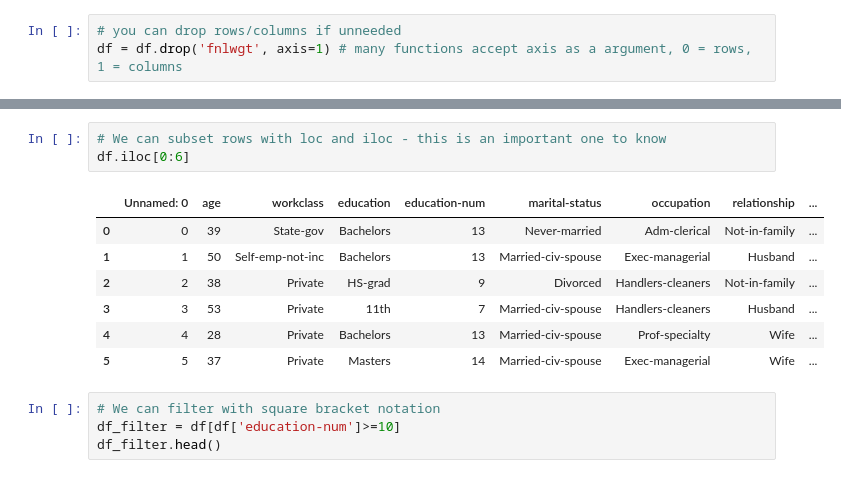
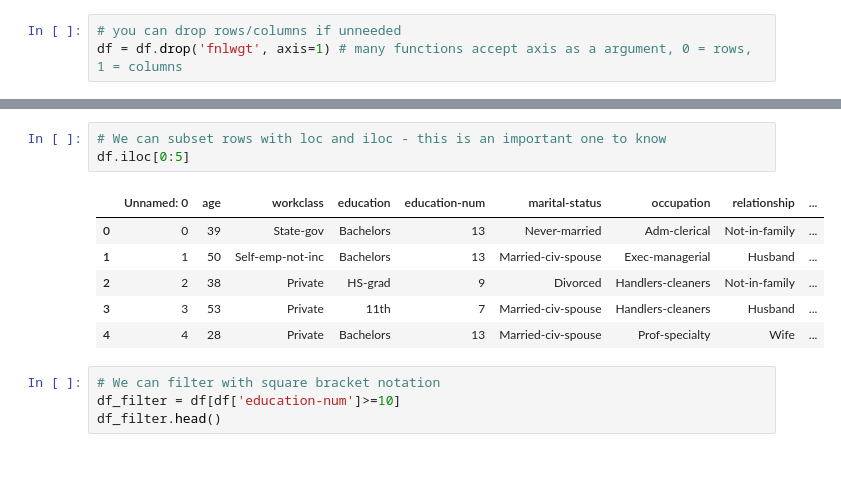
Before and after one commit to Jaunson/Tutorials, a Jupyter notebook: ETL & Programmatic Solutions/Pandas.ipynb, the cells around one changed output, grey strips where cells are left out. Cells and saved outputs as stored; diff of their text form.

```diff
--- a/ETL & Programmatic Solutions/Pandas.ipynb
+++ b/ETL & Programmatic Solutions/Pandas.ipynb
@@ -155,14 +127,13 @@ multiple
 # %%
 # We can subset rows with loc and iloc - this is an important one to know
-df.iloc[0:6]
+df.iloc[0:5]
 # %% [output]
 |  | Unnamed: 0 | age | workclass | education | education-num | marital-status | occupation | relationship | ... |
 | 0 | 0 | 39 | State-gov | Bachelors | 13 | Never-married | Adm-clerical | Not-in-family | ... |
 | 1 | 1 | 50 | Self-emp-not-inc | Bachelors | 13 | Married-civ-spouse | Exec-managerial | Husband | ... |
 | 2 | 2 | 38 | Private | HS-grad | 9 | Divorced | Handlers-cleaners | Not-in-family | ... |
 | 3 | 3 | 53 | Private | 11th | 7 | Married-civ-spouse | Handlers-cleaners | Husband | ... |
 | 4 | 4 | 28 | Private | Bachelors | 13 | Married-civ-spouse | Prof-specialty | Wife | ... |
-| 5 | 5 | 37 | Private | Masters | 14 | Married-civ-spouse | Exec-managerial | Wife | ... |
 # %%
 # We can filter with square bracket notation
 df_filter = df[df['education-num']>=10]
```
Also changed, not shown: parts of 6 cells of this notebook, 2 other files.
